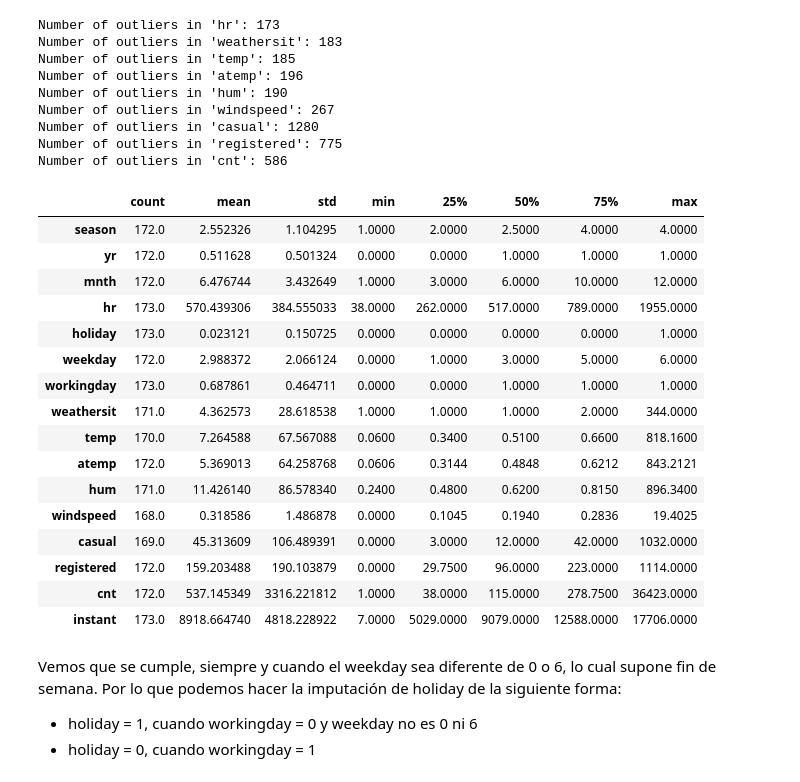
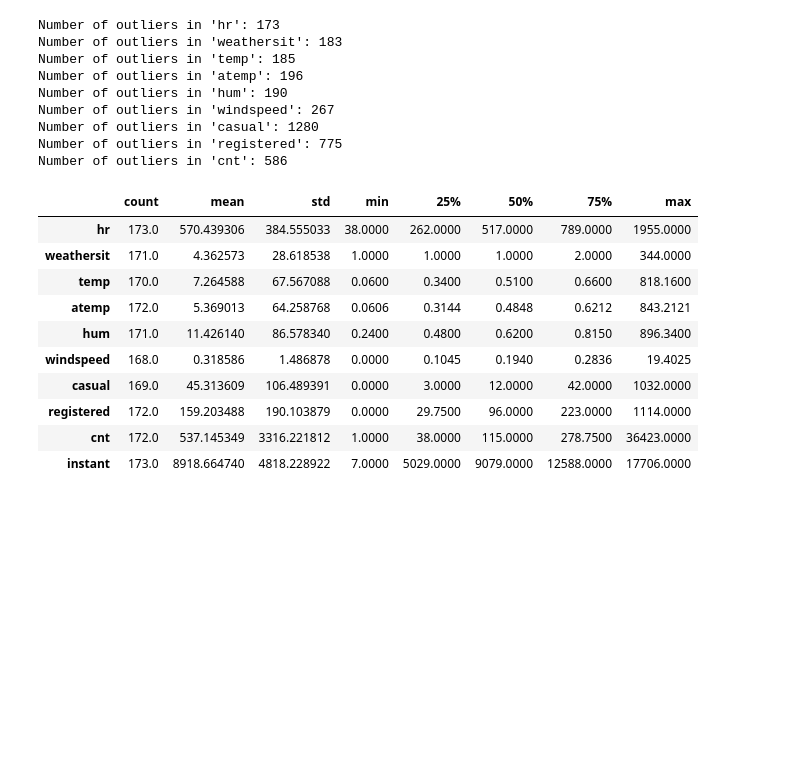
Before and after one commit to alcalderagl/bike_sharing_mlops, a Jupyter notebook: notebooks/01_preproccesing.ipynb, the cells around one changed output. Drawn from its saved outputs; the diff is of its cells as text; code cells hidden in the pictures; blank space fills up the shorter version.

```diff
--- a/notebooks/01_preproccesing.ipynb
+++ b/notebooks/01_preproccesing.ipynb
@@ -140,16 +182,11 @@ Number of outliers in 'casual': 1280
 Number of outliers in 'registered': 775
 Number of outliers in 'cnt': 586
 # %%
-outliers_hr.describe().T
+columnas_procesadas = ['yr','mnth','holiday','weekday','workingday','season']
+outliers_hr.drop(columns=columnas_procesadas).describe().T
 # %% [output]
 |  | count | mean | std | min | 25% | 50% | 75% | max |
-| season | 172.0 | 2.552326 | 1.104295 | 1.0000 | 2.0000 | 2.5000 | 4.0000 | 4.0000 |
-| yr | 172.0 | 0.511628 | 0.501324 | 0.0000 | 0.0000 | 1.0000 | 1.0000 | 1.0000 |
-| mnth | 172.0 | 6.476744 | 3.432649 | 1.0000 | 3.0000 | 6.0000 | 10.0000 | 12.0000 |
 | hr | 173.0 | 570.439306 | 384.555033 | 38.0000 | 262.0000 | 517.0000 | 789.0000 | 1955.0000 |
-| holiday | 173.0 | 0.023121 | 0.150725 | 0.0000 | 0.0000 | 0.0000 | 0.0000 | 1.0000 |
-| weekday | 172.0 | 2.988372 | 2.066124 | 0.0000 | 1.0000 | 3.0000 | 5.0000 | 6.0000 |
-| workingday | 173.0 | 0.687861 | 0.464711 | 0.0000 | 0.0000 | 1.0000 | 1.0000 | 1.0000 |
 | weathersit | 171.0 | 4.362573 | 28.618538 | 1.0000 | 1.0000 | 1.0000 | 2.0000 | 344.0000 |
 | temp | 170.0 | 7.264588 | 67.567088 | 0.0600 | 0.3400 | 0.5100 | 0.6600 | 818.1600 |
 | atemp | 172.0 | 5.369013 | 64.258768 | 0.0606 | 0.3144 | 0.4848 | 0.6212 | 843.2121 |
@@ -189,4 +221,0 @@ df_mod_clean.describe(include=['number', 'float']).T
-# %% [markdown]
-Vemos que se cumple, siempre y cuando el weekday sea diferente de 0 o 6, lo cual supone fin de semana. Por lo que podemos hacer la imputación de holiday de la siguiente forma:
-- holiday = 1, cuando workingday = 0 y weekday no es 0 ni 6
-- holiday = 0, cuando workingday = 1
```
Also changed, not shown: parts of 4 cells of this notebook.
